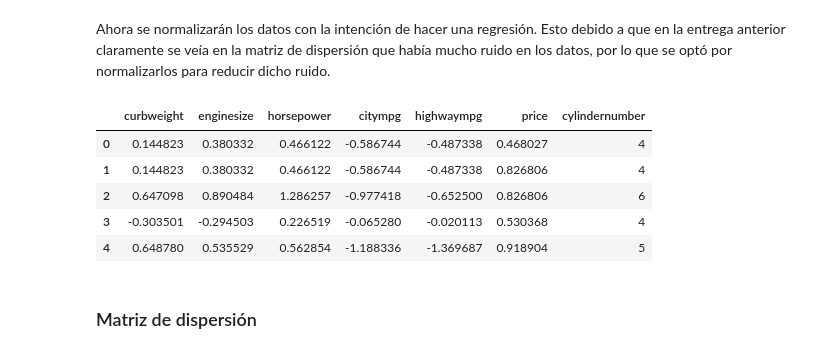
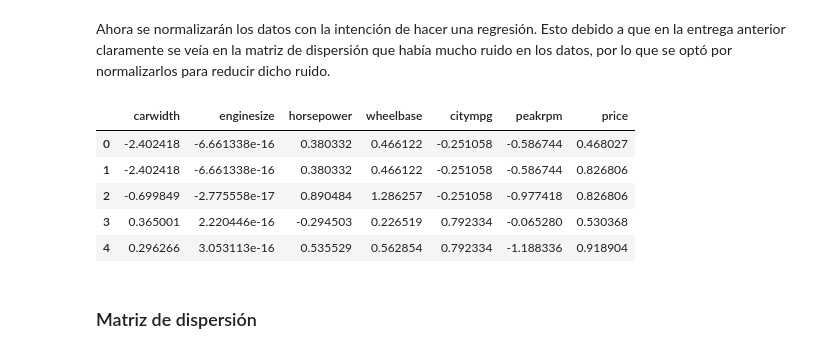
Before and after one commit to fedemedina72/PortafolioTC3006C, a Jupyter notebook: Modulo1/ConstruccionModelo.ipynb, the cells around one changed output. Drawn from its saved outputs; the diff is of its cells as text; code cells hidden in the pictures.

```diff
--- a/Modulo1/ConstruccionModelo.ipynb
+++ b/Modulo1/ConstruccionModelo.ipynb
@@ -39,5 +39,5 @@ El dataframe a continuación contará con dichas variables junto con 'Price'. La
 # %%
 df = pd.read_csv('precios_autos-2.csv')
-df = df.drop(['symboling','CarName','fueltype','carbody','drivewheel','enginelocation','wheelbase','carlength','carwidth','carheight','enginetype','stroke','compressionratio','peakrpm'], axis=1)
+df = df.drop(['symboling','CarName','fueltype', 'carbody', 'compressionratio', 'drivewheel','enginelocation', 'cylindernumber','stroke','curbweight','enginetype','carheight','carlength','highwaympg'], axis=1)
 df.head()
 # %% [output]
@@ -50,11 +49,0 @@ df.head()
-# %%
-# asignamos valor numerico a variable categorica cylindernumber
-
-numeros = ['zero','one','two','three','four','five','six','seven','eight','nine','ten','eleven','twelve']
-
-for i in range(len(df['cylindernumber'])):
-    for j in range(len(numeros)):
-        if df['cylindernumber'][i] == numeros[j]:
-            df['cylindernumber'][i] = int(j)
-
-#df.to_csv('precios_autos_limpio.csv')
@@ -79,20 +50,18 @@ See the caveats in the documentation: https://pandas.pydata.org/pandas-docs/stab
 # %% [markdown]
 Ahora se normalizarán los datos con la intención de hacer una regresión. Esto debido a que en la entrega anterior claramente se veía en la matriz de dispersión que había mucho ruido en los datos, por lo que se optó por normalizarlos para reducir dicho ruido.
 # %%
-d_cuantitativo = df.drop(columns=['cylindernumber'])
 power = PowerTransformer(method='yeo-johnson', standardize=True)
-d_cuantitativo = power.fit_transform(d_cuantitativo)
+datos = power.fit_transform(df)
+datos = pd.DataFrame(datos, columns=['carwidth', 'enginesize', 'horsepower', 'wheelbase', 'citympg', 'peakrpm', 'price'])
 
-datos = pd.DataFrame(d_cuantitativo, columns=['curbweight', 'enginesize', 'horsepower', 'citympg','highwaympg', 'price'])
-datos = datos.join(df['cylindernumber'])
 datos.head()
 # %% [output]
-|  | curbweight | enginesize | horsepower | citympg | highwaympg | price | cylindernumber |
-| 0 | 0.144823 | 0.380332 | 0.466122 | -0.586744 | -0.487338 | 0.468027 | 4 |
-| 1 | 0.144823 | 0.380332 | 0.466122 | -0.586744 | -0.487338 | 0.826806 | 4 |
-| 2 | 0.647098 | 0.890484 | 1.286257 | -0.977418 | -0.652500 | 0.826806 | 6 |
-| 3 | -0.303501 | -0.294503 | 0.226519 | -0.065280 | -0.020113 | 0.530368 | 4 |
-| 4 | 0.648780 | 0.535529 | 0.562854 | -1.188336 | -1.369687 | 0.918904 | 5 |
+|  | carwidth | enginesize | horsepower | wheelbase | citympg | peakrpm | price |
+| 0 | -2.402418 | -6.661338e-16 | 0.380332 | 0.466122 | -0.251058 | -0.586744 | 0.468027 |
+| 1 | -2.402418 | -6.661338e-16 | 0.380332 | 0.466122 | -0.251058 | -0.586744 | 0.826806 |
+| 2 | -0.699849 | -2.775558e-17 | 0.890484 | 1.286257 | -0.251058 | -0.977418 | 0.826806 |
+| 3 | 0.365001 | 2.220446e-16 | -0.294503 | 0.226519 | 0.792334 | -0.065280 | 0.530368 |
+| 4 | 0.296266 | 3.053113e-16 | 0.535529 | 0.562854 | 0.792334 | -1.188336 | 0.918904 |
 # %% [markdown]
 ### Matriz de dispersión
 # %% [markdown]
```
Also changed, not shown: parts of 20 cells of this notebook.
